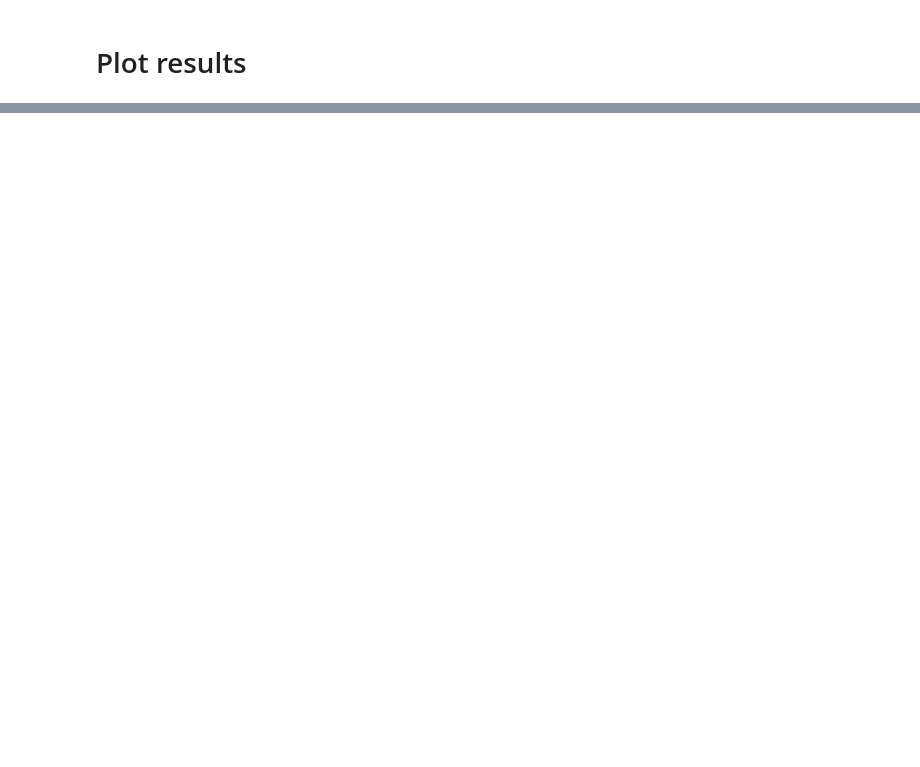
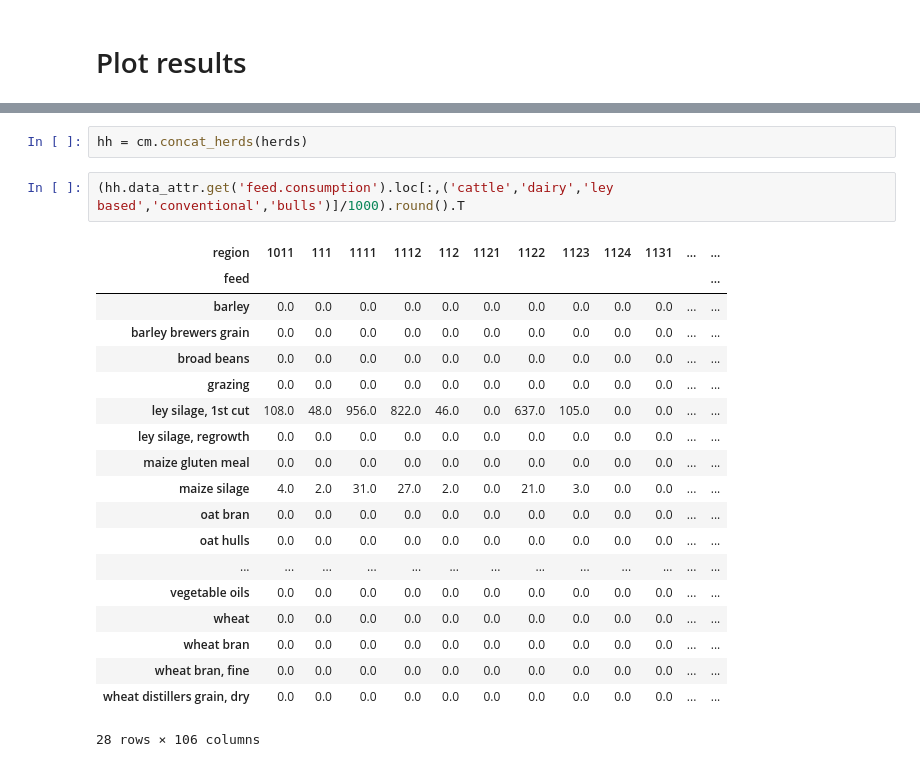
Before and after one commit to wanecek/eitm01-scenarios, a Jupyter notebook: main.ipynb, the cells around one changed output, grey strips where cells are left out. Drawn from its saved outputs; the diff is of its cells as text; blank space fills up the shorter version.

```diff
--- a/main.ipynb
+++ b/main.ipynb
@@ -654,0 +659,24 @@ fig.savefig("figures/cattle-x-x0-deviation.png")
+# %%
+hh = cm.concat_herds(herds)
+# %%
+(hh.data_attr.get('feed.consumption').loc[:,('cattle','dairy','ley based','conventional','bulls')]/1000).round().T
+# %% [output]
+| region | 1011 | 111 | 1111 | 1112 | 112 | 1121 | 1122 | 1123 | 1124 | 1131 | ... | ... |
+| feed |  |  |  |  |  |  |  |  |  |  |  | ... |
+| barley | 0.0 | 0.0 | 0.0 | 0.0 | 0.0 | 0.0 | 0.0 | 0.0 | 0.0 | 0.0 | ... | ... |
+| barley brewers grain | 0.0 | 0.0 | 0.0 | 0.0 | 0.0 | 0.0 | 0.0 | 0.0 | 0.0 | 0.0 | ... | ... |
+| broad beans | 0.0 | 0.0 | 0.0 | 0.0 | 0.0 | 0.0 | 0.0 | 0.0 | 0.0 | 0.0 | ... | ... |
+| grazing | 0.0 | 0.0 | 0.0 | 0.0 | 0.0 | 0.0 | 0.0 | 0.0 | 0.0 | 0.0 | ... | ... |
+| ley silage, 1st cut | 108.0 | 48.0 | 956.0 | 822.0 | 46.0 | 0.0 | 637.0 | 105.0 | 0.0 | 0.0 | ... | ... |
+| ley silage, regrowth | 0.0 | 0.0 | 0.0 | 0.0 | 0.0 | 0.0 | 0.0 | 0.0 | 0.0 | 0.0 | ... | ... |
+| maize gluten meal | 0.0 | 0.0 | 0.0 | 0.0 | 0.0 | 0.0 | 0.0 | 0.0 | 0.0 | 0.0 | ... | ... |
+| maize silage | 4.0 | 2.0 | 31.0 | 27.0 | 2.0 | 0.0 | 21.0 | 3.0 | 0.0 | 0.0 | ... | ... |
+| oat bran | 0.0 | 0.0 | 0.0 | 0.0 | 0.0 | 0.0 | 0.0 | 0.0 | 0.0 | 0.0 | ... | ... |
+| oat hulls | 0.0 | 0.0 | 0.0 | 0.0 | 0.0 | 0.0 | 0.0 | 0.0 | 0.0 | 0.0 | ... | ... |
+| ... | ... | ... | ... | ... | ... | ... | ... | ... | ... | ... | ... | ... |
+| vegetable oils | 0.0 | 0.0 | 0.0 | 0.0 | 0.0 | 0.0 | 0.0 | 0.0 | 0.0 | 0.0 | ... | ... |
+| wheat | 0.0 | 0.0 | 0.0 | 0.0 | 0.0 | 0.0 | 0.0 | 0.0 | 0.0 | 0.0 | ... | ... |
+| wheat bran | 0.0 | 0.0 | 0.0 | 0.0 | 0.0 | 0.0 | 0.0 | 0.0 | 0.0 | 0.0 | ... | ... |
+| wheat bran, fine | 0.0 | 0.0 | 0.0 | 0.0 | 0.0 | 0.0 | 0.0 | 0.0 | 0.0 | 0.0 | ... | ... |
+| wheat distillers grain, dry | 0.0 | 0.0 | 0.0 | 0.0 | 0.0 | 0.0 | 0.0 | 0.0 | 0.0 | 0.0 | ... | ... |
+28 rows × 106 columns
```
Also changed, not shown: parts of 20 cells of this notebook, 7 other files.
